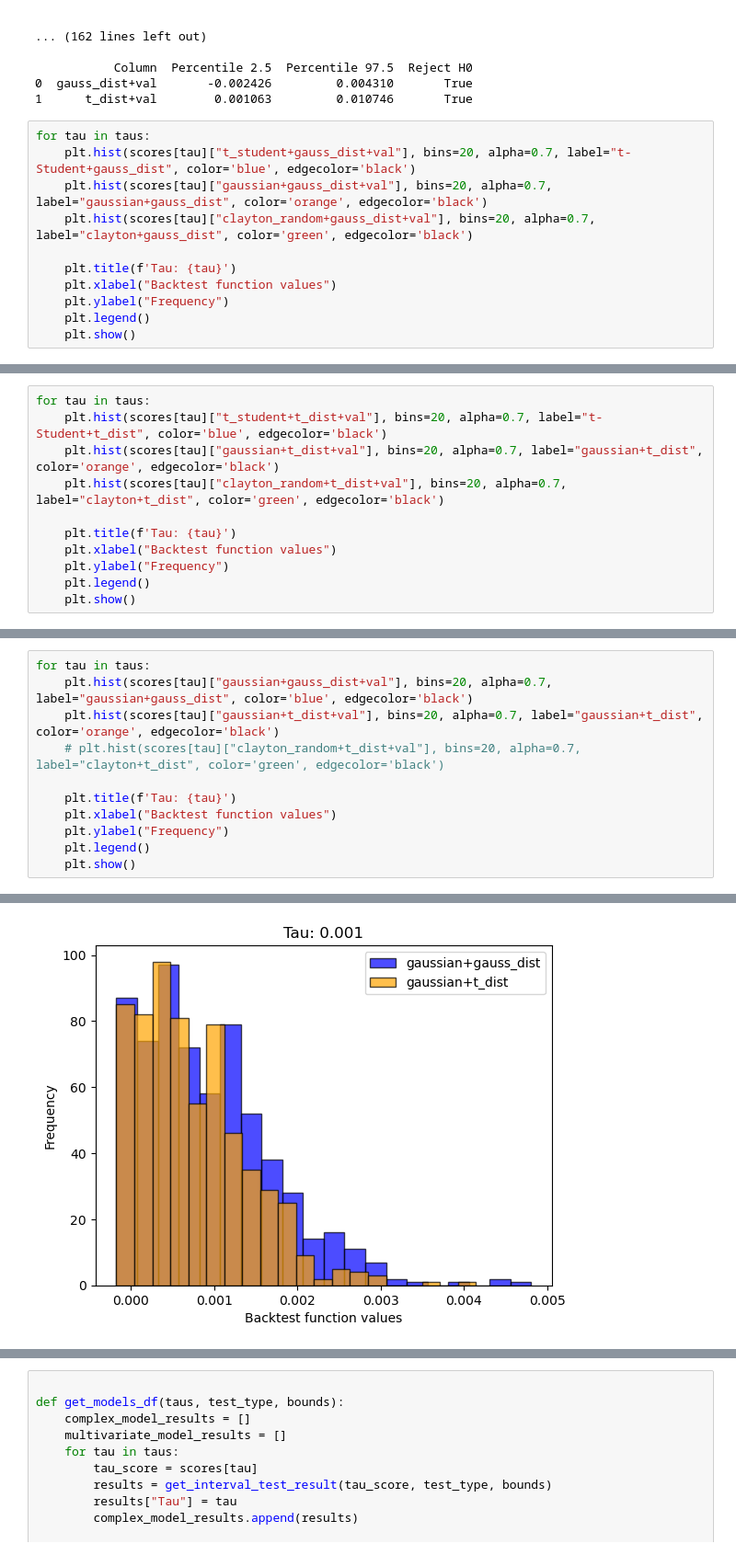
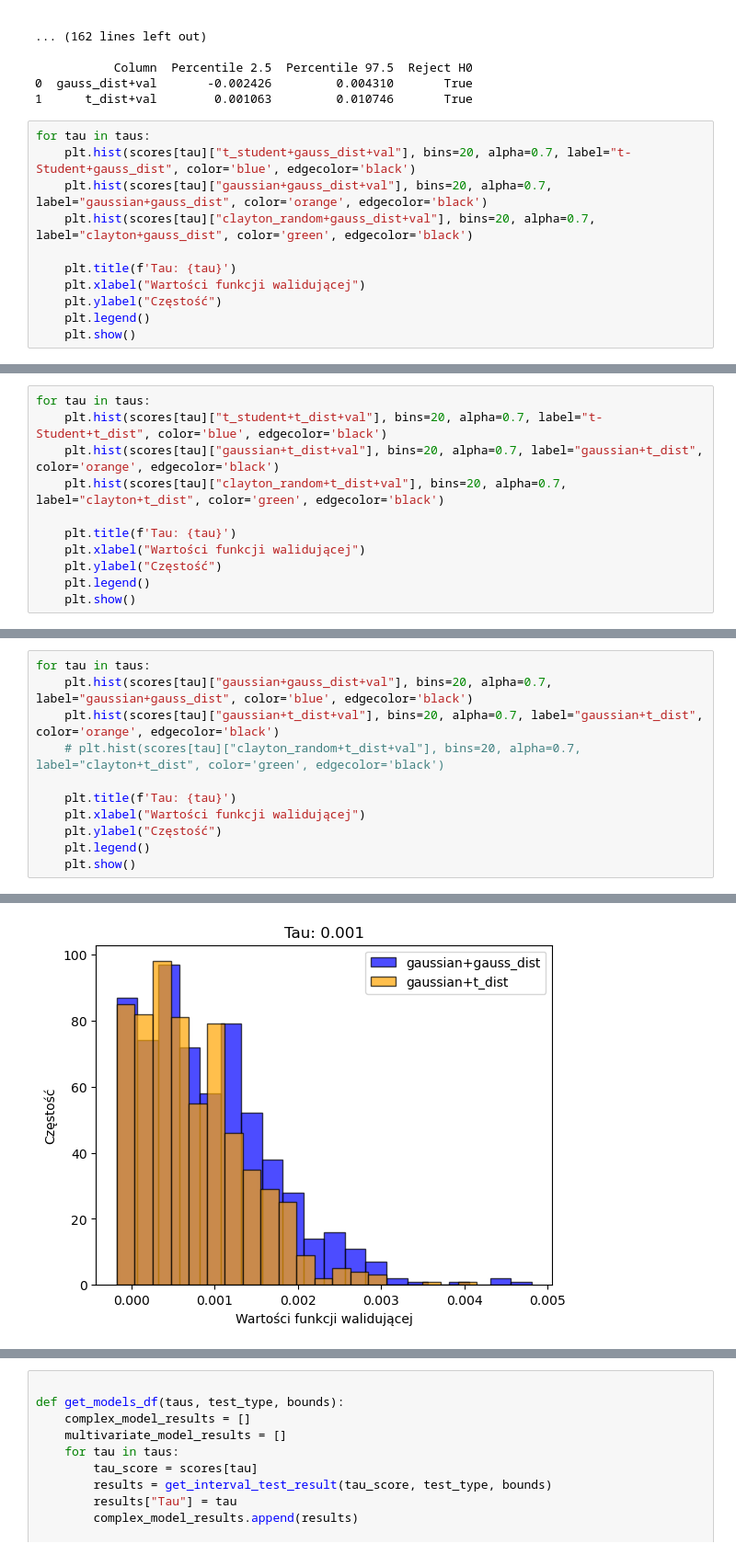
Before and after one commit to mkowalewski1282/portfolio_analysis, a Jupyter notebook: models_comparison.ipynb, the cells around one changed output, grey strips where cells are left out. Shown at 92% size. Saved outputs shown, nothing was run; the diff lists cells and outputs as text.

```diff
--- a/models_comparison.ipynb
+++ b/models_comparison.ipynb
@@ -161,8 +161,8 @@ for tau in taus:
     plt.hist(scores[tau]["clayton_random+gauss_dist+val"], bins=20, alpha=0.7, label="clayton+gauss_dist", color='green', edgecolor='black')
 
     plt.title(f'Tau: {tau}')
-    plt.xlabel("Backtest function values")
-    plt.ylabel("Frequency")
+    plt.xlabel("Wartości funkcji walidującej")
+    plt.ylabel("Częstość")
     plt.legend()
     plt.show()
 # %% [output]
@@ -183,8 +183,8 @@ for tau in taus:
     plt.hist(scores[tau]["clayton_random+t_dist+val"], bins=20, alpha=0.7, label="clayton+t_dist", color='green', edgecolor='black')
 
     plt.title(f'Tau: {tau}')
-    plt.xlabel("Backtest function values")
-    plt.ylabel("Frequency")
+    plt.xlabel("Wartości funkcji walidującej")
+    plt.ylabel("Częstość")
     plt.legend()
     plt.show()
 # %% [output]
@@ -205,8 +205,8 @@ for tau in taus:
     # plt.hist(scores[tau]["clayton_random+t_dist+val"], bins=20, alpha=0.7, label="clayton+t_dist", color='green', edgecolor='black')
 
     plt.title(f'Tau: {tau}')
-    plt.xlabel("Backtest function values")
-    plt.ylabel("Frequency")
+    plt.xlabel("Wartości funkcji walidującej")
+    plt.ylabel("Częstość")
     plt.legend()
     plt.show()
 # %% [output]
@@ -214 +214 @@ for tau in taus:
-[figure, old version]
+[figure, new version]
```
Also changed, not shown: parts of 3 cells of this notebook.
